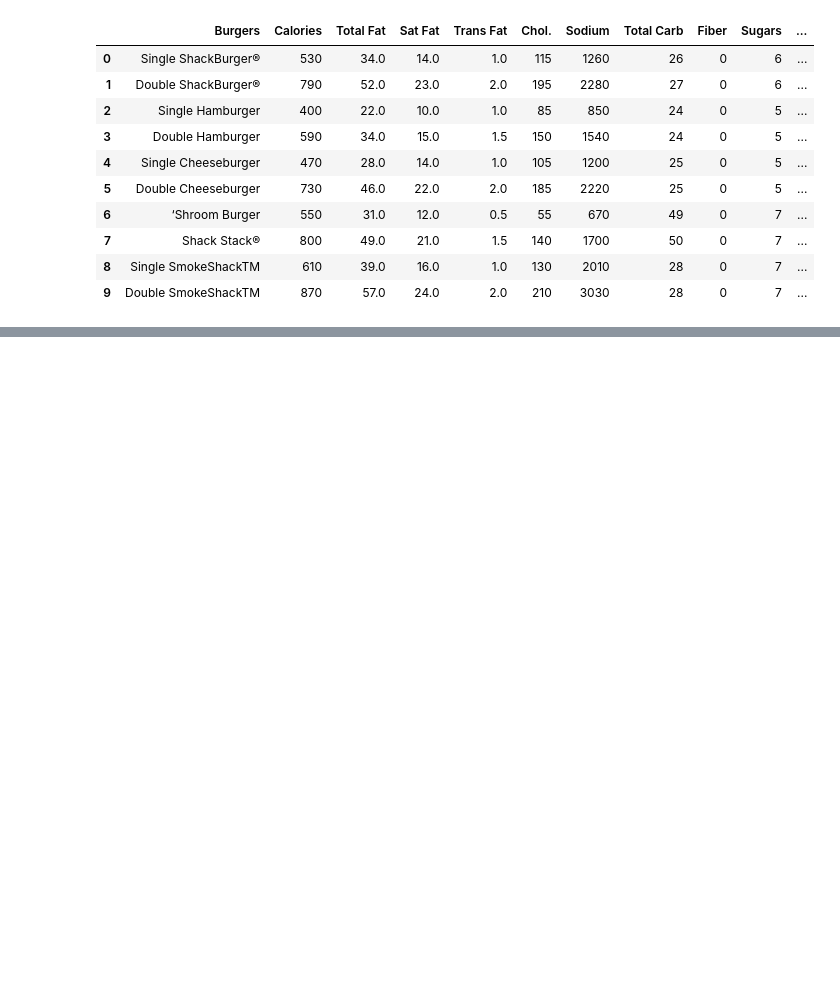
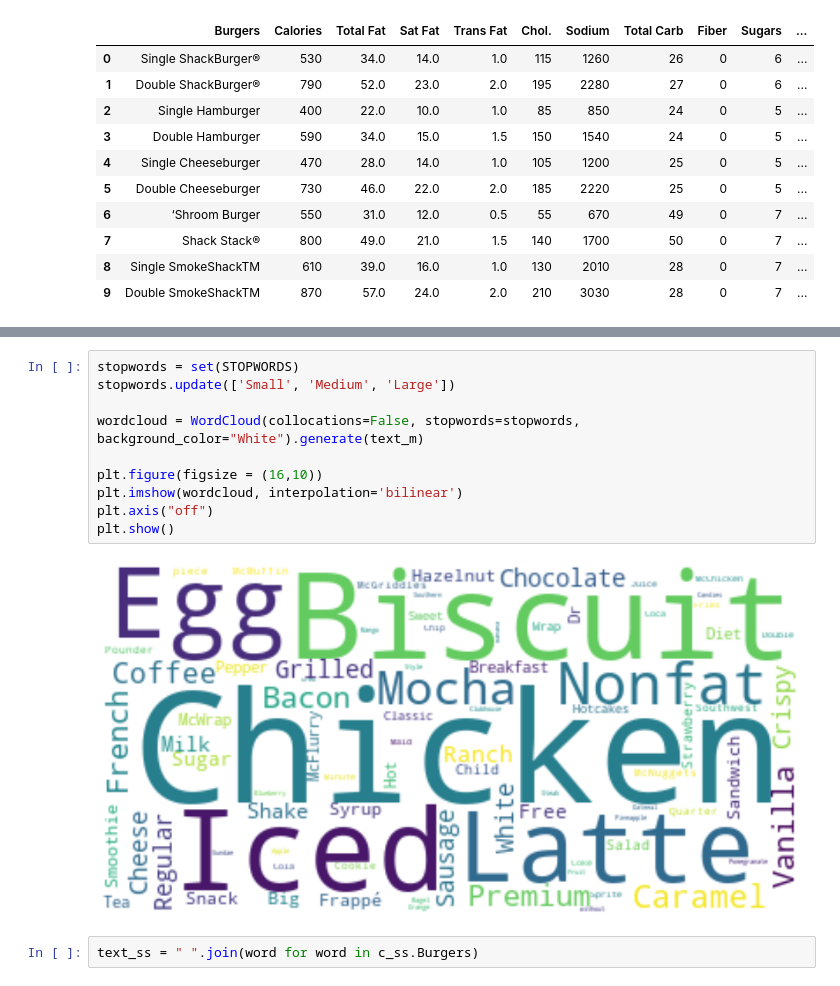
Before and after one commit to agorina91/burgers, a Jupyter notebook: Burger_Statistics.ipynb, the cells around one changed output, grey strips where cells are left out. Drawn from its saved outputs; the diff is of its cells as text; blank space fills up the shorter version.

```diff
--- a/Burger_Statistics.ipynb
+++ b/Burger_Statistics.ipynb
@@ -361,0 +447,14 @@ c_mcd.head(10)
+# %%
+stopwords = set(STOPWORDS)
+stopwords.update(['Small', 'Medium', 'Large'])
+
+wordcloud = WordCloud(collocations=False, stopwords=stopwords, background_color="White").generate(text_m)
+
+plt.figure(figsize = (16,10))
+plt.imshow(wordcloud, interpolation='bilinear')
+plt.axis("off")
+plt.show()
+# %% [output]
+[figure, added]
+# %%
+text_ss = " ".join(word for word in c_ss.Burgers)
```
Also changed, not shown: parts of 12 cells of this notebook.
